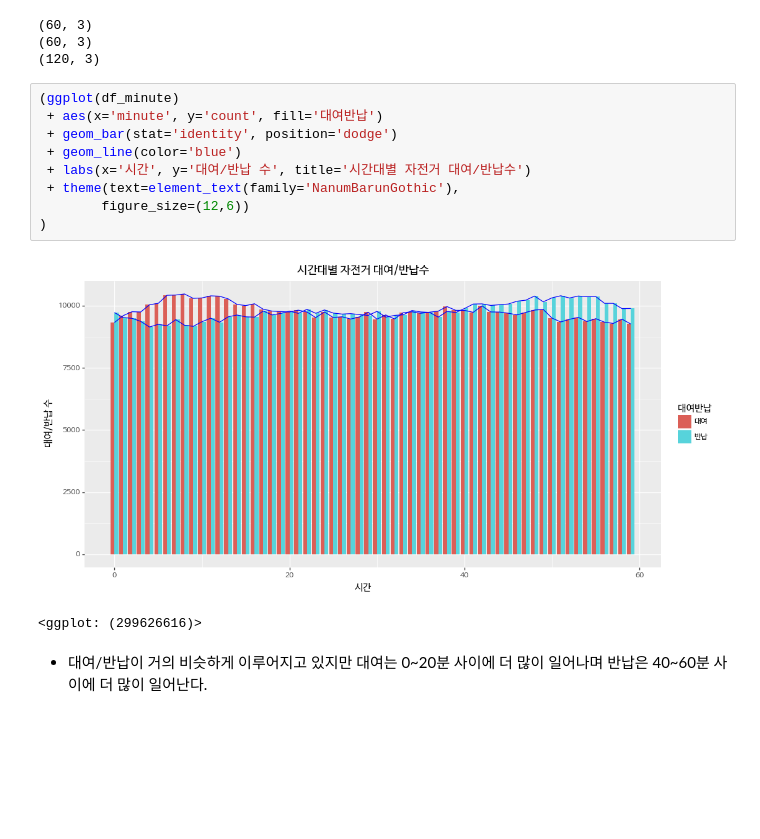
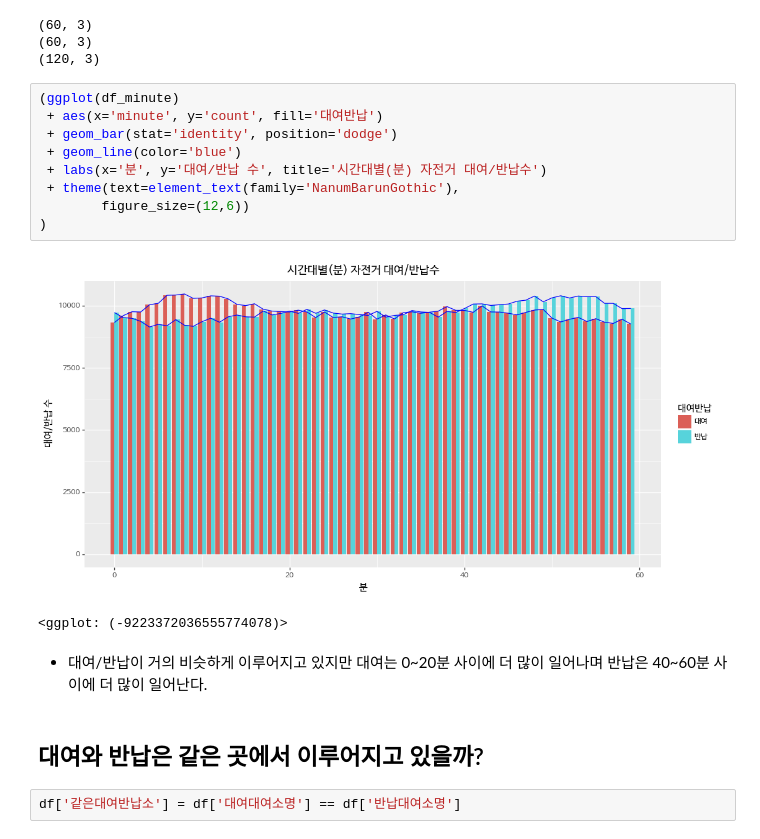
Before and after one commit to corazzon/OpenDataWrangling, a Jupyter notebook: seoul-bike-01.ipynb, the cells around one changed output. Drawn from its saved outputs; the diff is of its cells as text; blank space fills up the shorter version.

```diff
--- a/seoul-bike-01.ipynb
+++ b/seoul-bike-01.ipynb
@@ -450,14 +458,18 @@ print(df_minute.shape)
 # %%
 (ggplot(df_minute)
  + aes(x='minute', y='count', fill='대여반납')
  + geom_bar(stat='identity', position='dodge')
  + geom_line(color='blue')
- + labs(x='시간', y='대여/반납 수', title='시간대별 자전거 대여/반납수')
+ + labs(x='분', y='대여/반납 수', title='시간대별(분) 자전거 대여/반납수')
  + theme(text=element_text(family='NanumBarunGothic'),
         figure_size=(12,6))
 )
 # %% [output]
-[figure, old version]
+[figure, new version]
-<ggplot: (299626616)>
+<ggplot: (-9223372036555774078)>
 # %% [markdown]
 * 대여/반납이 거의 비슷하게 이루어지고 있지만 대여는 0~20분 사이에 더 많이 일어나며 반납은 40~60분 사이에 더 많이 일어난다.
+# %% [markdown]
+## 대여와 반납은 같은 곳에서 이루어지고 있을까?
+# %%
+df['같은대여반납소'] = df['대여대여소명'] == df['반납대여소명']
```
Also changed, not shown: parts of 14 cells of this notebook.
